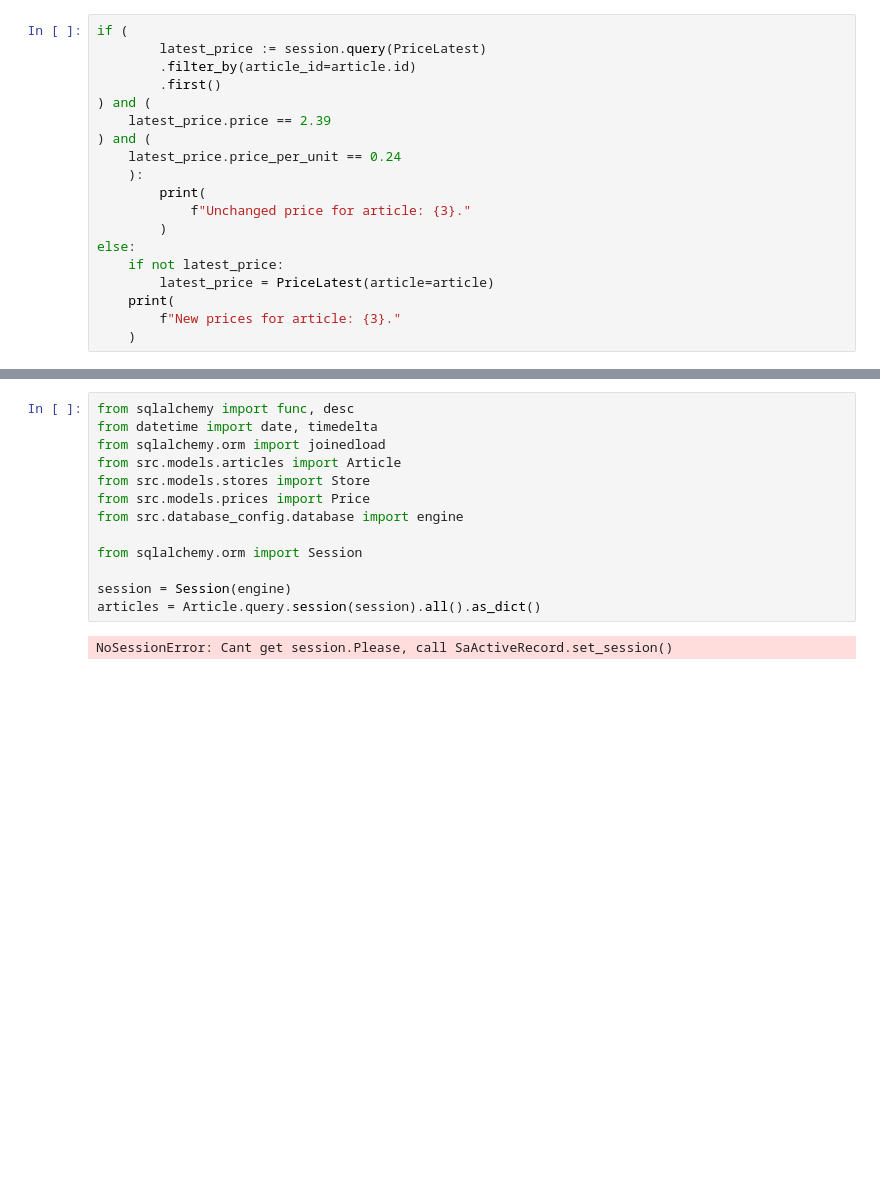
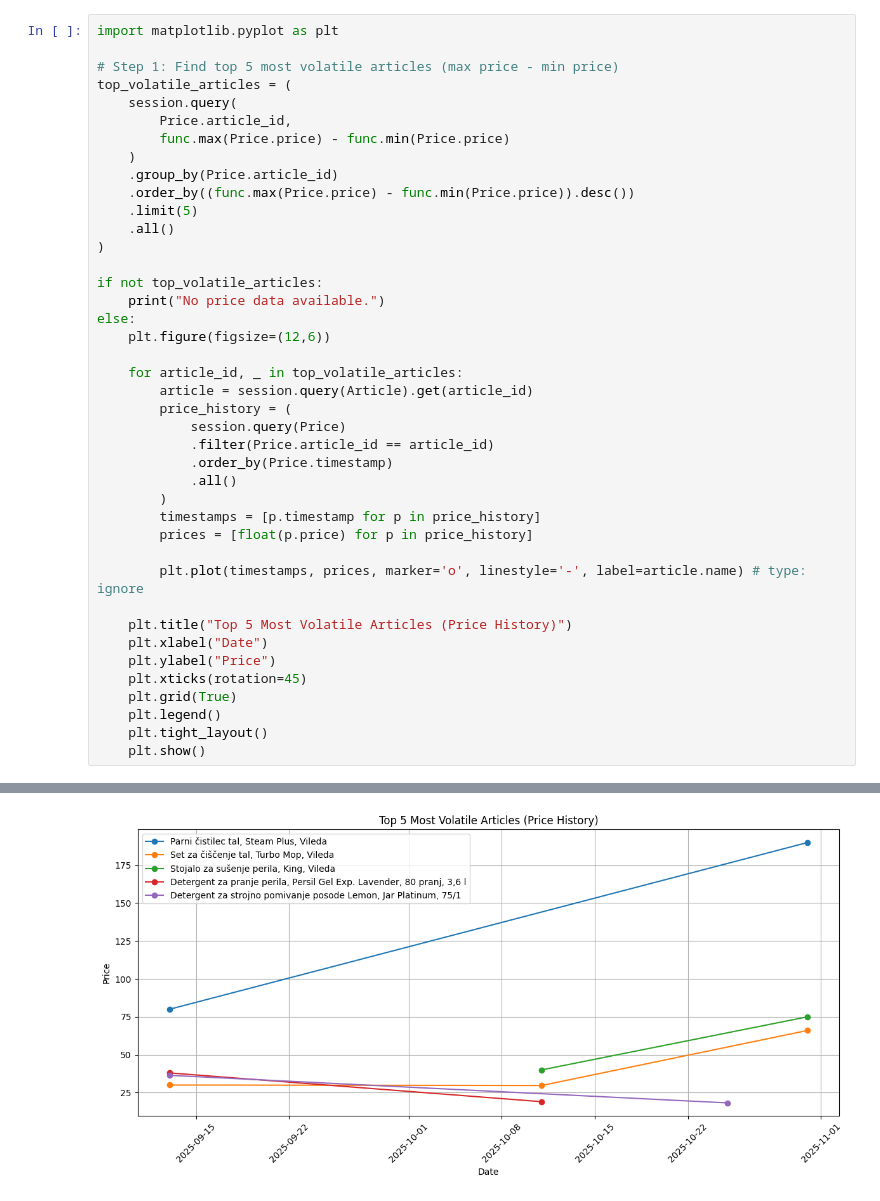
Before and after one commit to LukaLavs/Article-Scraper, a Jupyter notebook: article_analysis.ipynb, the cells around one changed output, grey strips where cells are left out. Drawn from its saved outputs; the diff is of its cells as text; blank space fills up the shorter version.

```diff
--- a/article_analysis.ipynb
+++ b/article_analysis.ipynb
@@ -68,20 +165,42 @@ PriceLatest[article_id=100]: id=11256, price=3.79, price_per_unit=0.32, timestam
 # %%
-if (
-        latest_price := session.query(PriceLatest)
-        .filter_by(article_id=article.id)
-        .first()
-) and (
-    latest_price.price == 2.39
-) and (
-    latest_price.price_per_unit == 0.24
-    ):
-        print(
-            f"Unchanged price for article: {3}."
+import matplotlib.pyplot as plt
+
+# Step 1: Find top 5 most volatile articles (max price - min price)
+top_volatile_articles = (
+    session.query(
+        Price.article_id,
+        func.max(Price.price) - func.min(Price.price)
+    )
+    .group_by(Price.article_id)
+    .order_by((func.max(Price.price) - func.min(Price.price)).desc())
+    .limit(5)
+    .all()
+)
+
+if not top_volatile_articles:
+    print("No price data available.")
+else:
+    plt.figure(figsize=(12,6))
+
+    for article_id, _ in top_volatile_articles:
+        article = session.query(Article).get(article_id)
+        price_history = (
+            session.query(Price)
+            .filter(Price.article_id == article_id)
+            .order_by(Price.timestamp)
+            .all()
         )
-else:
-    if not latest_price:
-        latest_price = PriceLatest(article=article)
-    print(
-        f"New prices for article: {3}."
-    )
+        timestamps = [p.timestamp for p in price_history]
+        prices = [float(p.price) for p in price_history]
+
+        plt.plot(timestamps, prices, marker='o', linestyle='-', label=article.name) # type: ignore
+
+    plt.title("Top 5 Most Volatile Articles (Price History)")
+    plt.xlabel("Date")
+    plt.ylabel("Price")
+    plt.xticks(rotation=45)
+    plt.grid(True)
+    plt.legend()
+    plt.tight_layout()
+    plt.show()
 # %% [output]
@@ -89,15 +224 @@ NameError: name 'article' is not defined
+[figure, added]
-# %%
-from sqlalchemy import func, desc
-from datetime import date, timedelta
-from sqlalchemy.orm import joinedload
-from src.models.articles import Article
-from src.models.stores import Store
-from src.models.prices import Price
-from src.database_config.database import engine
-
-from sqlalchemy.orm import Session
-
-session = Session(engine)
-articles = Article.query.session(session).all().as_dict()
-# %% [output]
-NoSessionError: Cant get session.Please, call SaActiveRecord.set_session()
```
Also changed, not shown: parts of 13 cells of this notebook, 1 other file.
